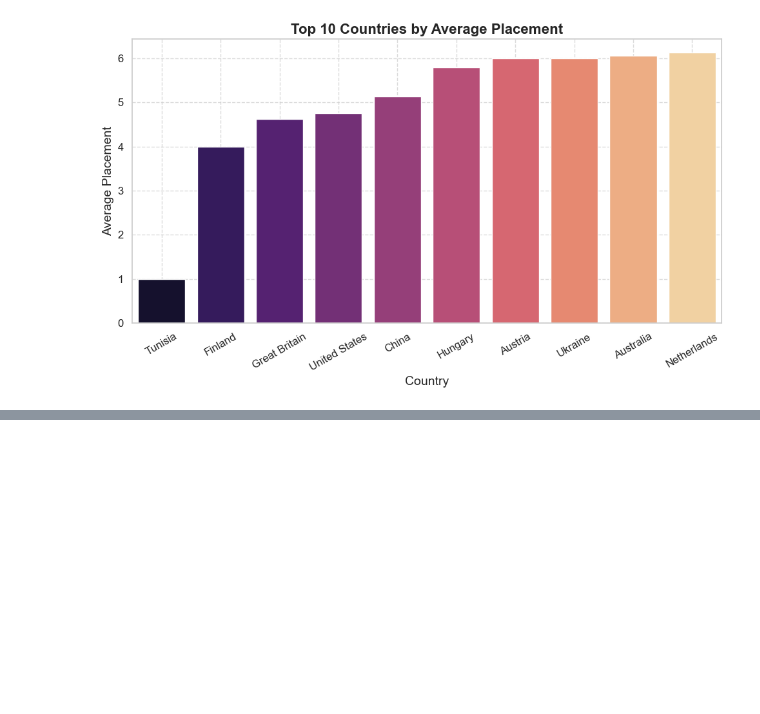
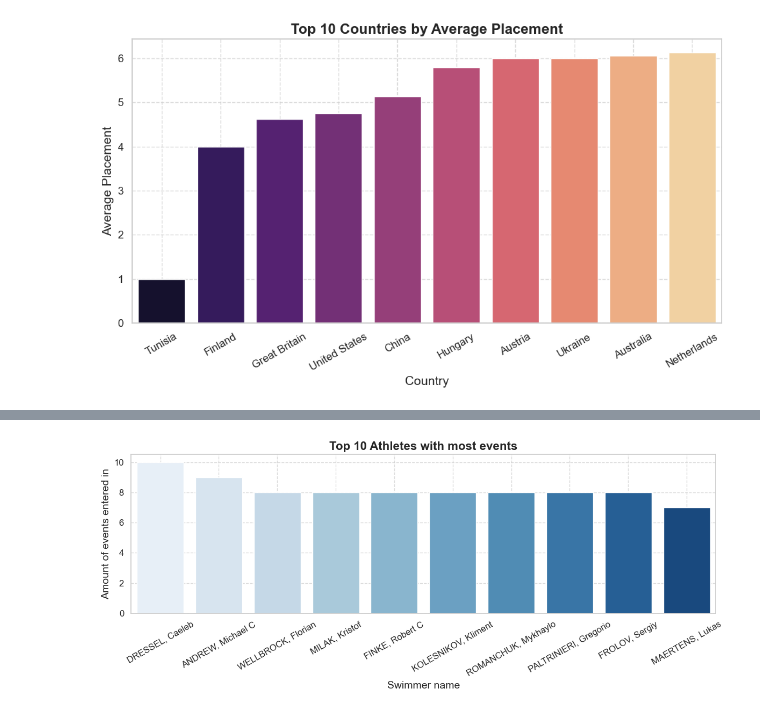
Before and after one commit to MitrovicJr/Uvp_projektna, a Jupyter notebook: Analysis_notebook.ipynb, the cells around one changed output, grey strips where cells are left out. Cells and saved outputs as stored; diff of their text form; code cells hidden in the pictures; blank space fills up the shorter version.

```diff
--- a/Analysis_notebook.ipynb
+++ b/Analysis_notebook.ipynb
@@ -228,3 +242,7 @@ plt.tight_layout()
 plt.show()
 # %% [output]
 [figure]
+# %%
+#Pandas series for the most events envtered by certain athletes
+events_per_athlete = df.groupby('Name')['Event'].count().sort_values(ascending=False)
+events_per_athlete
@@ -230,0 +263,21 @@ plt.show()
+# %%
+#Graphing the series
+most_events = events_per_athlete.head(10)
+
+
+plt.figure(figsize=(12, 5))
+sns.barplot(x=most_events.index, y=most_events.values, palette='Blues')
+
+
+plt.xlabel('Swimmer name', fontsize=14)
+plt.ylabel('Amount of events entered in', fontsize=14)
+plt.title('Top 10 Athletes with most events', fontsize=16, fontweight='bold')
+plt.xticks(rotation=30, ha='center', fontsize=12)
+plt.yticks(fontsize=12)
+plt.grid(True, linestyle='--', alpha=0.7)
+
+
+plt.tight_layout()
+plt.show()
+# %% [output]
+[figure, added]
```
Also changed, not shown: parts of 16 cells of this notebook.
